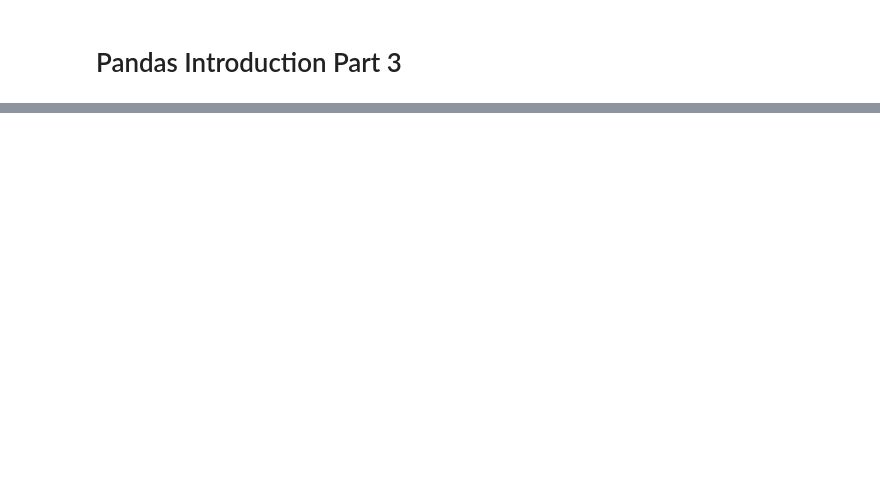
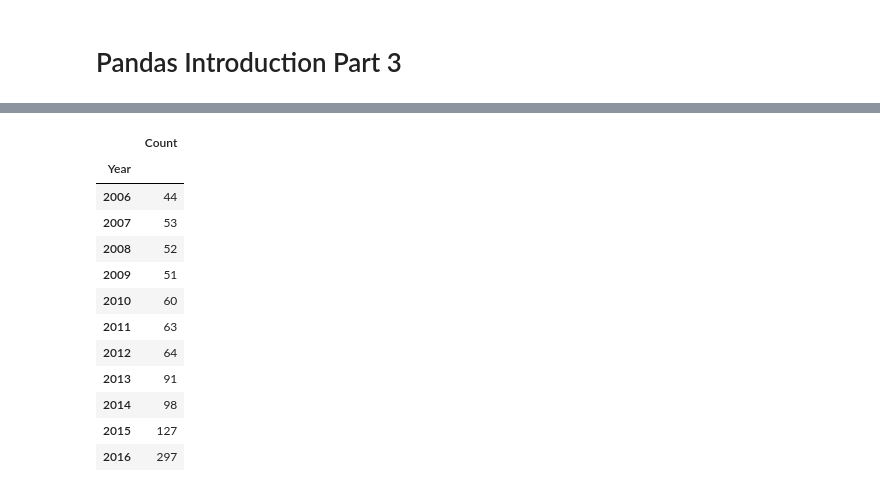
Before and after one commit to sdiehl28/Scikit-Learn-Workflow, a Jupyter notebook: python/Pandas03.ipynb, the cells around one changed output, grey strips where cells are left out. Drawn from its saved outputs; the diff is of its cells as text; code cells hidden in the pictures; blank space fills up the shorter version.

```diff
--- a/python/Pandas03.ipynb
+++ b/python/Pandas03.ipynb
@@ -28,0 +39,8 @@ Will split the DataFrame into multiple DataFrames, each having a common value fo
+# %%
+# examine the key,value pairs created by groupby
+grouped = movies.groupby('Year')
+
+# for each df: display Director, Year, Rating; first 3 rows
+for key,df in grouped:
+    print(key)
+    display(df[['Director','Year', 'Rating']].head(3))
@@ -28,0 +85,25 @@ Will split the DataFrame into multiple DataFrames, each having a common value fo
+# %%
+# compute the aggregate and combine the results, by hand
+grouped = movies.groupby('Year')
+
+# data is a list of dictionaries
+data = []
+for key,df in grouped:
+    data.append({'Year':key, 'Count':len(df.index)})
+
+df = pd.DataFrame(data=data).set_index('Year')
+df
+# %% [output]
+|  | Count |
+| Year |  |
+| 2006 | 44 |
+| 2007 | 53 |
+| 2008 | 52 |
+| 2009 | 51 |
+| 2010 | 60 |
+| 2011 | 63 |
+| 2012 | 64 |
+| 2013 | 91 |
+| 2014 | 98 |
+| 2015 | 127 |
+| 2016 | 297 |
```
Also changed, not shown: parts of 18 cells of this notebook, 1 other file.
